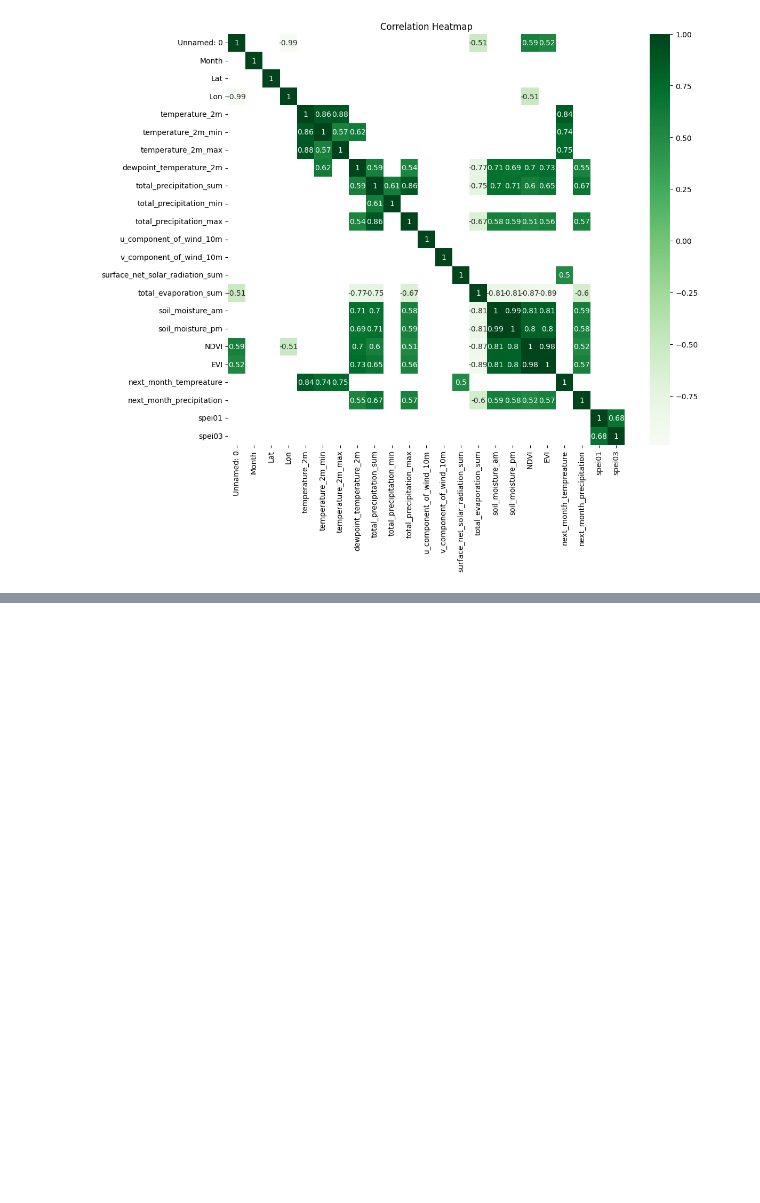
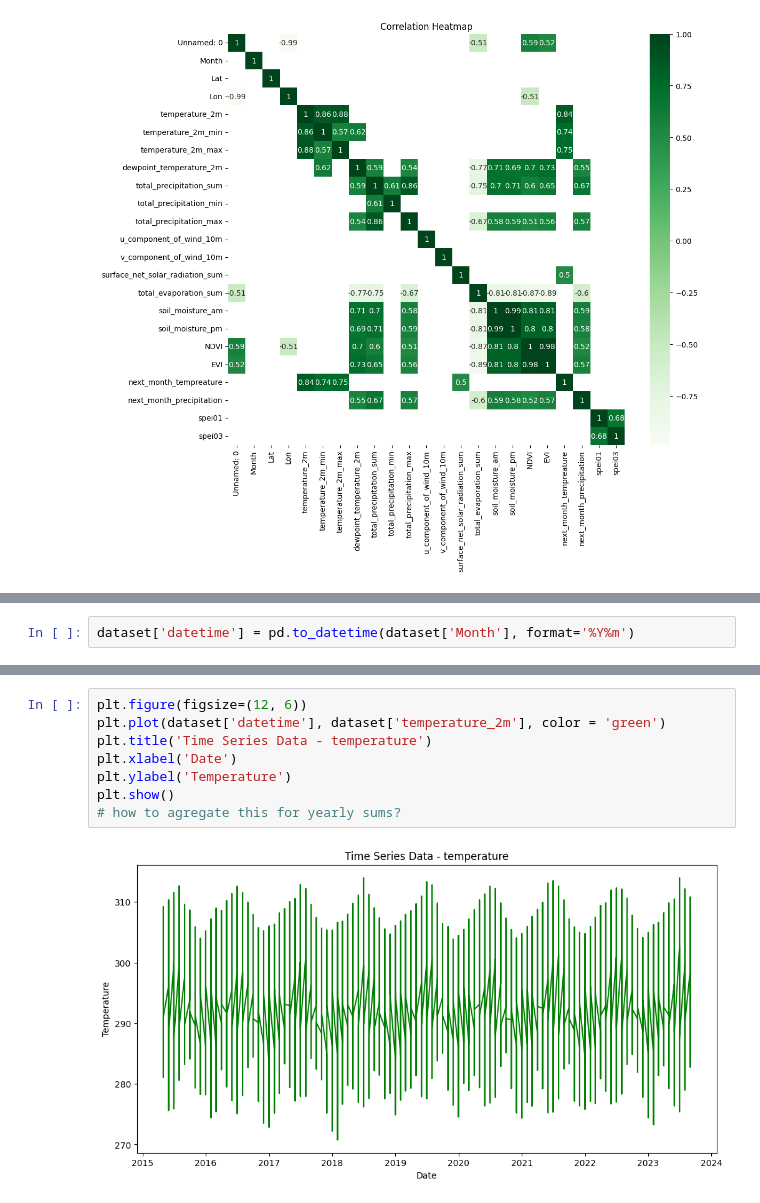
Before and after one commit to RoyZhaoGA/DroughtForecastAI, a Jupyter notebook: DroughtPrediction.ipynb, the cells around one changed output, grey strips where cells are left out. Drawn from its saved outputs; the diff is of its cells as text; blank space fills up the shorter version.

```diff
--- a/DroughtPrediction.ipynb
+++ b/DroughtPrediction.ipynb
@@ -102,0 +135,2 @@ plt.show()
+# %%
+dataset['datetime'] = pd.to_datetime(dataset['Month'], format='%Y%m')
@@ -102,0 +153,10 @@ plt.show()
+# %%
+plt.figure(figsize=(12, 6))
+plt.plot(dataset['datetime'], dataset['temperature_2m'], color = 'green')
+plt.title('Time Series Data - temperature')
+plt.xlabel('Date')
+plt.ylabel('Temperature')
+plt.show()
+# how to agregate this for yearly sums?
+# %% [output]
+[figure, added]
```
Also changed, not shown: parts of 8 cells of this notebook.
